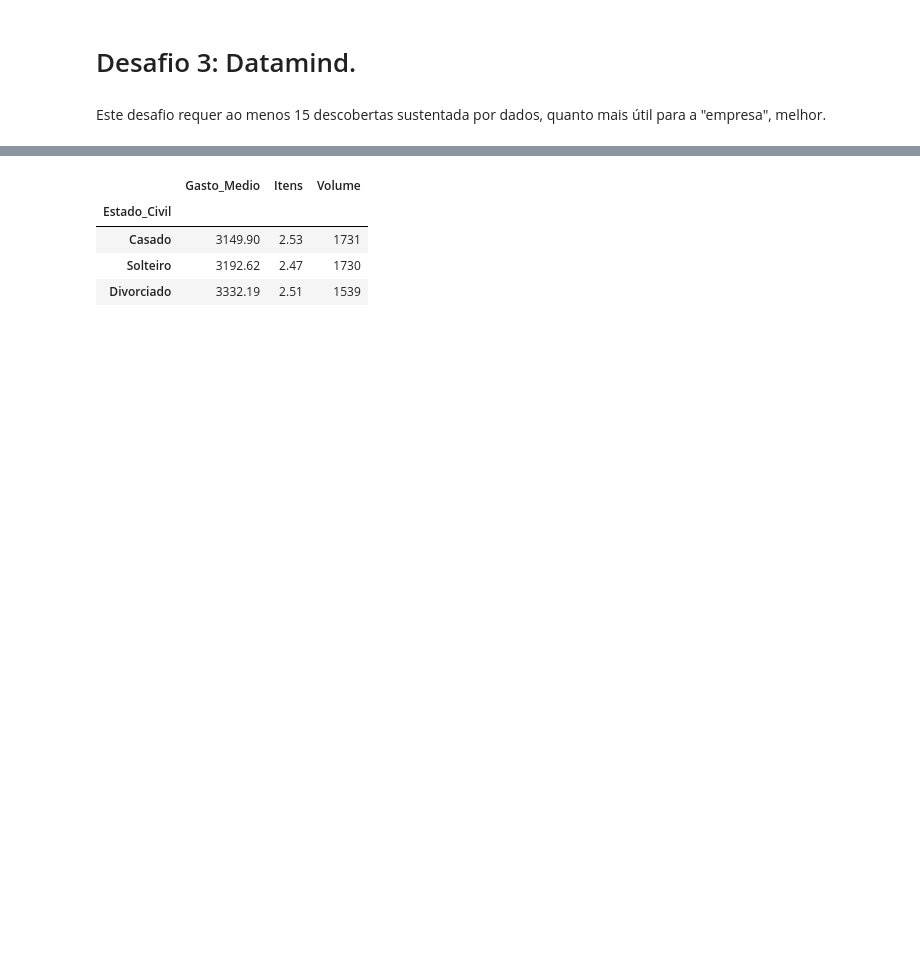
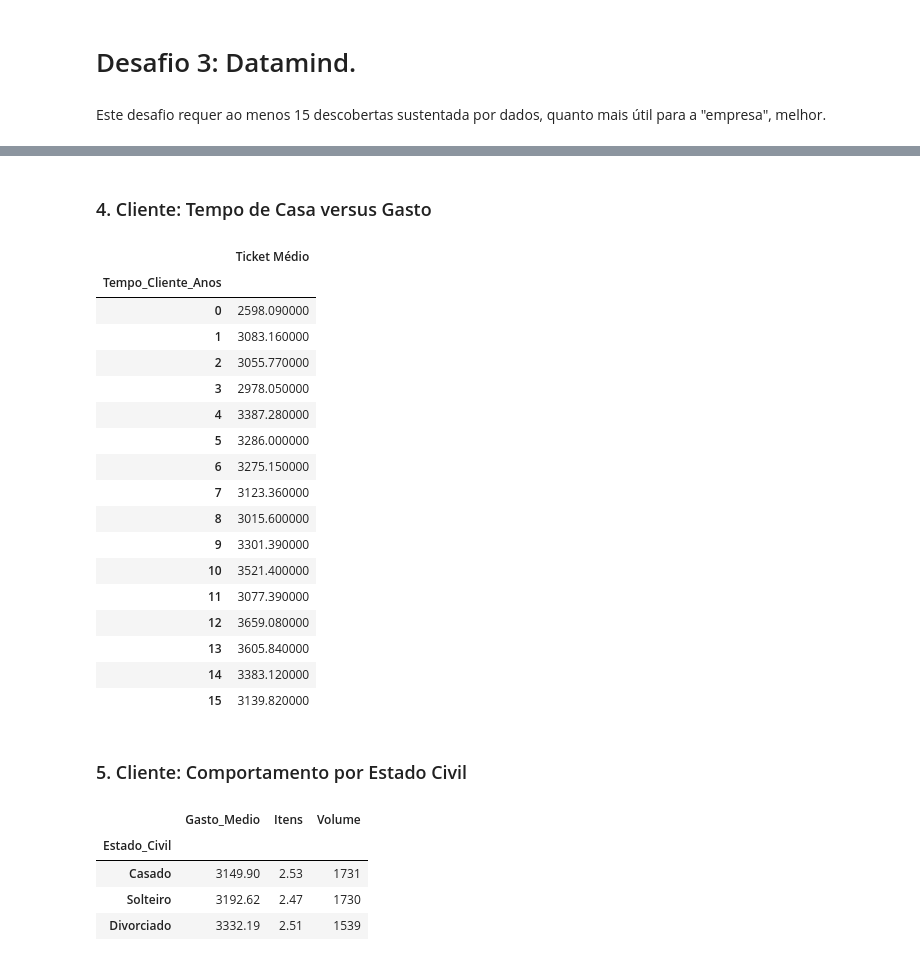
Before and after one commit to lexmoraes/data-science, a Jupyter notebook: desafio03.ipynb, the cells around one changed output, grey strips where cells are left out. Cells and saved outputs as stored; diff of their text form; code cells hidden in the pictures; blank space fills up the shorter version.

```diff
--- a/desafio03.ipynb
+++ b/desafio03.ipynb
@@ -154,3 +61,32 @@ Name: count, dtype: int64
+# %% [markdown]
+### 4. Cliente: Tempo de Casa versus Gasto
+# %%
+df.groupby('Tempo_Cliente_Anos')['Valor_Total'] \
+  .mean() \
+  .to_frame('Ticket Médio') \
+  .round(2) \
+  .style.bar(color='#d65f5f')
+# %% [output]
+|  | Ticket Médio |
+| Tempo_Cliente_Anos |  |
+| 0 | 2598.090000 |
+| 1 | 3083.160000 |
+| 2 | 3055.770000 |
+| 3 | 2978.050000 |
+| 4 | 3387.280000 |
+| 5 | 3286.000000 |
+| 6 | 3275.150000 |
+| 7 | 3123.360000 |
+| 8 | 3015.600000 |
+| 9 | 3301.390000 |
+| 10 | 3521.400000 |
+| 11 | 3077.390000 |
+| 12 | 3659.080000 |
+| 13 | 3605.840000 |
+| 14 | 3383.120000 |
+| 15 | 3139.820000 |
+# %% [markdown]
+### 5. Cliente: Comportamento por Estado Civil
 # %%
 df.groupby('Estado_Civil') \
   .agg(Gasto_Medio=('Valor_Total', 'mean'), Itens=('Quantidade', 'mean'), Volume=('ID_Compra', 'count')) \
```
Also changed, not shown: parts of 52 cells of this notebook.
